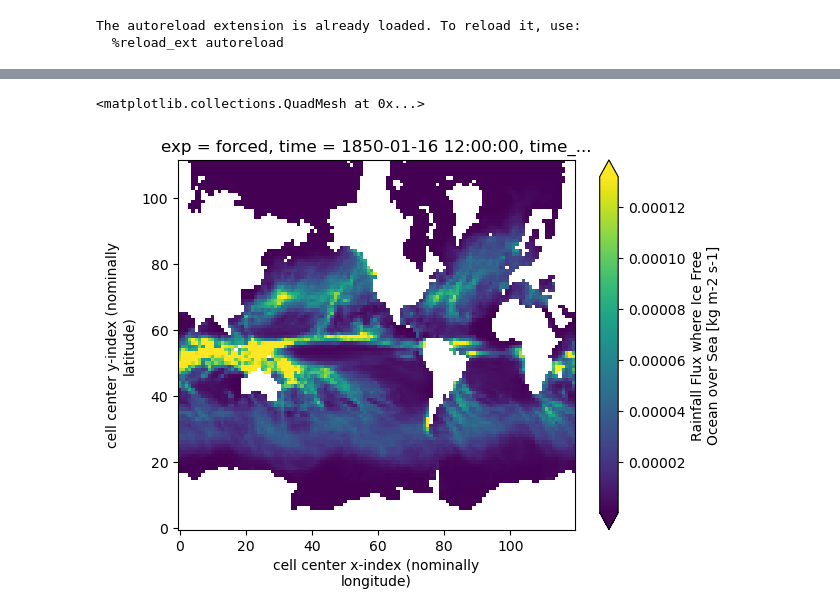
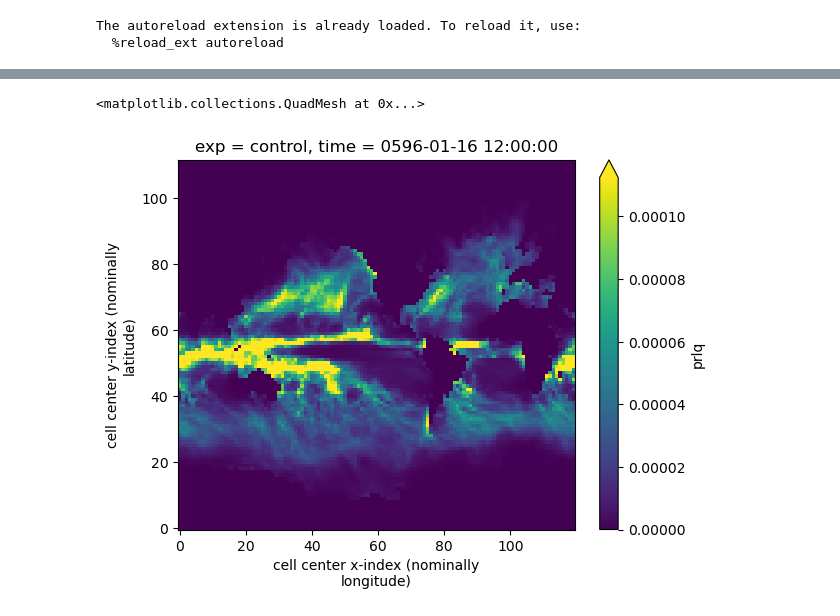
Before and after one commit to hdrake/CM4Xutils, a Jupyter notebook: examples/coarsen_budget_diags.ipynb, the cells around one changed output, grey strips where cells are left out. Drawn from its saved outputs; the diff is of its cells as text; code cells hidden in the pictures.

```diff
--- a/examples/coarsen_budget_diags.ipynb
+++ b/examples/coarsen_budget_diags.ipynb
@@ -47,4 +65,4 @@ Inferring Z grid coordinate: depth `z_`
 # %%
-ds = remap_budgets_to_sigma2_and_coarsen("CM4Xp125", 1850)
+ds = remap_budgets_to_sigma2_and_coarsen("CM4Xp125", 2345)
 display(ds)
 # %% [output]
@@ -90,5 +111,5 @@ ds["fsitherm"].isel(exp=0, time=0).plot(robust=True)
 # %%
-ds["prlq"].isel(exp=0, time=0).plot(robust=True)
+ds["prlq"].isel(exp=0, time=0).sum("sigma2_l").plot(robust=True)
 # %% [output]
 <matplotlib.collections.QuadMesh at 0x...>
-[figure, old version]
+[figure, new version]
```
Also changed, not shown: parts of 20 cells of this notebook, 2 other files.
